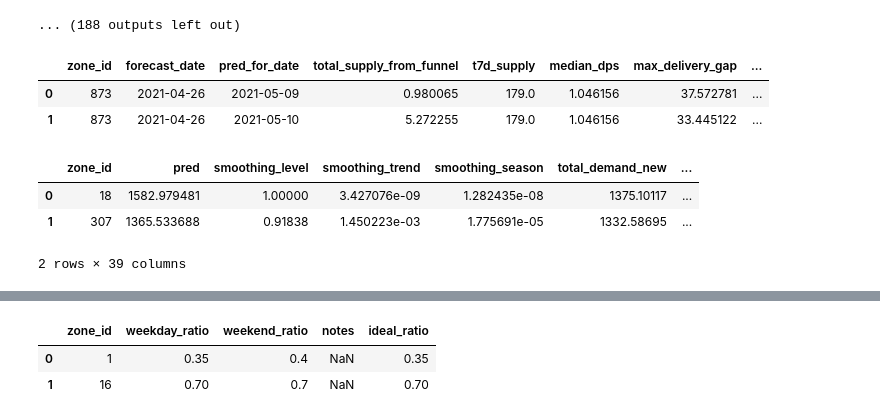
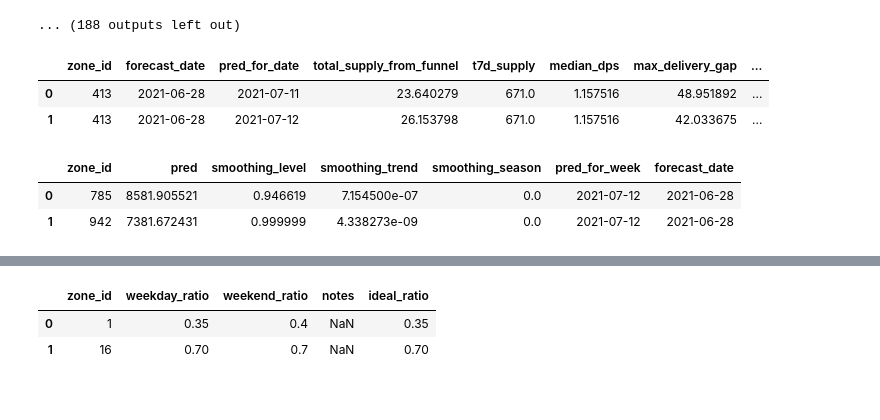
Before and after one commit to soreasy/bayesian_hierarchical_models, a Jupyter notebook: Zone-Day Gaps v2 - Backtest Final-Copy1.ipynb, the cells around one changed output, grey strips where cells are left out. Cells and saved outputs as stored; diff of their text form; code cells hidden in the pictures.

Commit message:
more backtests and analysis

```diff
--- a/Zone-Day Gaps v2 - Backtest Final-Copy1.ipynb
+++ b/Zone-Day Gaps v2 - Backtest Final-Copy1.ipynb
@@ -306,27 +306,27 @@ WARNING (theano.scan.basic): Output None (index 1) has a initial state but taps
     # [] ie, we can see what sage would have done w/ perfect forecasts
 # %%
 ### translate to DoW using existing method for DoW distribution
-daily_dist = pd.read_csv('./daily_dist.csv')
+# daily_dist = pd.read_csv('./daily_dist_f_date_7_19.csv')
+daily_dist = pd.read_csv('./daily_dist_f_date_6_28.csv')
 
 daily_dist['pred_for_date'] = daily_dist.pred_for_date.apply(lambda x: datetime.strptime(x, '%Y-%m-%d').date())
 daily_dist['forecast_date'] = daily_dist.forecast_date.apply(lambda x: datetime.strptime(x, '%Y-%m-%d').date())
 
-daily_dist.drop(columns=['demand_dow_dist', 'supply_dow_dist'], inplace=True)
 daily_dist.head(2)
 # %% [output]
 |  | zone_id | forecast_date | pred_for_date | total_supply_from_funnel | t7d_supply | median_dps | max_delivery_gap | ... |
-| 0 | 873 | 2021-04-26 | 2021-05-09 | 0.980065 | 179.0 | 1.046156 | 37.572781 | ... |
-| 1 | 873 | 2021-04-26 | 2021-05-10 | 5.272255 | 179.0 | 1.046156 | 33.445122 | ... |
+| 0 | 413 | 2021-06-28 | 2021-07-11 | 23.640279 | 671.0 | 1.157516 | 48.951892 | ... |
+| 1 | 413 | 2021-06-28 | 2021-07-12 | 26.153798 | 671.0 | 1.157516 | 42.033675 | ... |
 # %%
-bt = pd.read_csv('./all_backtests_7_13.csv')
+bt = pd.read_csv('./demand_fcast_fdate_06_28_21.csv')
+# bt = pd.read_csv('./demand_fcast_fdate_07_19_21.csv')
 
 bt['pred_for_week'] = bt.pred_for_date.apply(lambda x: datetime.strptime(x, '%Y-%m-%d').date())
 bt['forecast_date'] = bt.pred_for_week - timedelta(weeks=2)
 
-bt.drop(columns=['pred_for_date', 'date'], inplace=True)
+bt.drop(columns=['pred_for_date'], inplace=True)
 bt.head(2)
 # %% [output]
-|  | zone_id | pred | smoothing_level | smoothing_trend | smoothing_season | total_demand_new | ... |
-| 0 | 18 | 1582.979481 | 1.00000 | 3.427076e-09 | 1.282435e-08 | 1375.10117 | ... |
-| 1 | 307 | 1365.533688 | 0.91838 | 1.450223e-03 | 1.775691e-05 | 1332.58695 | ... |
+|  | zone_id | pred | smoothing_level | smoothing_trend | smoothing_season | pred_for_week | forecast_date |
+| 0 | 785 | 8581.905521 | 0.946619 | 7.154500e-07 | 0.0 | 2021-07-12 | 2021-06-28 |
+| 1 | 942 | 7381.672431 | 0.999999 | 4.338273e-09 | 0.0 | 2021-07-12 | 2021-06-28 |
-2 rows × 39 columns
```
Also changed, not shown: parts of 39 cells of this notebook, 2 other files.
